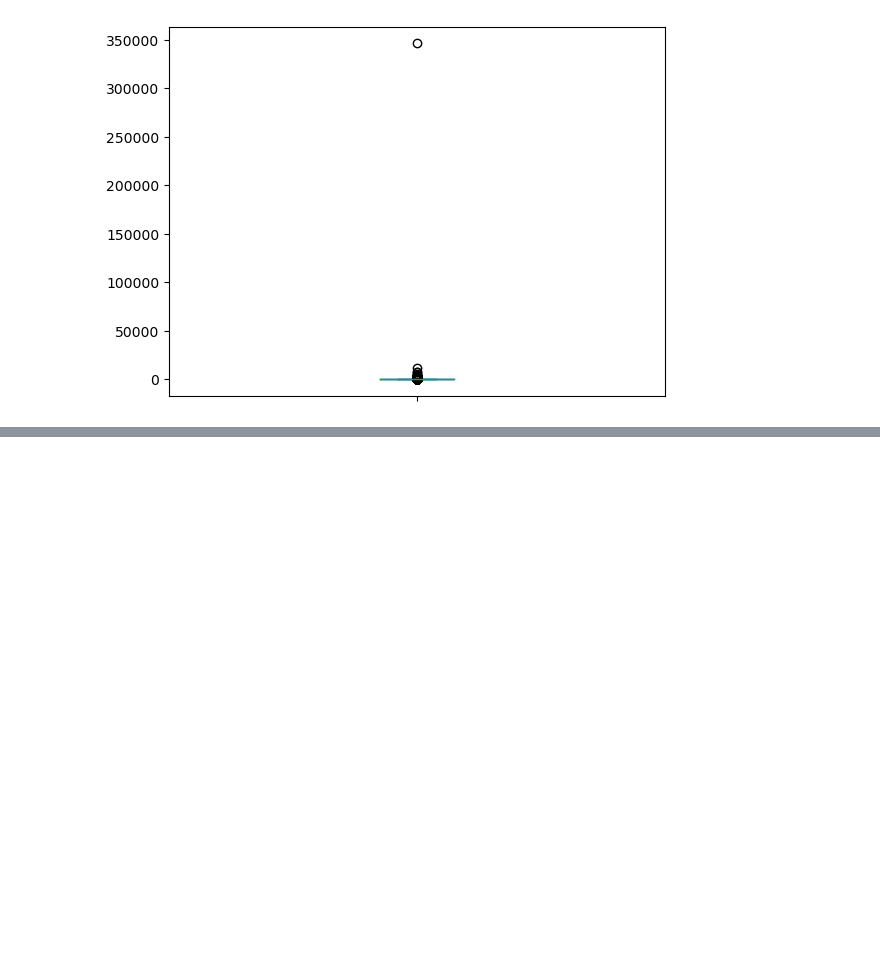
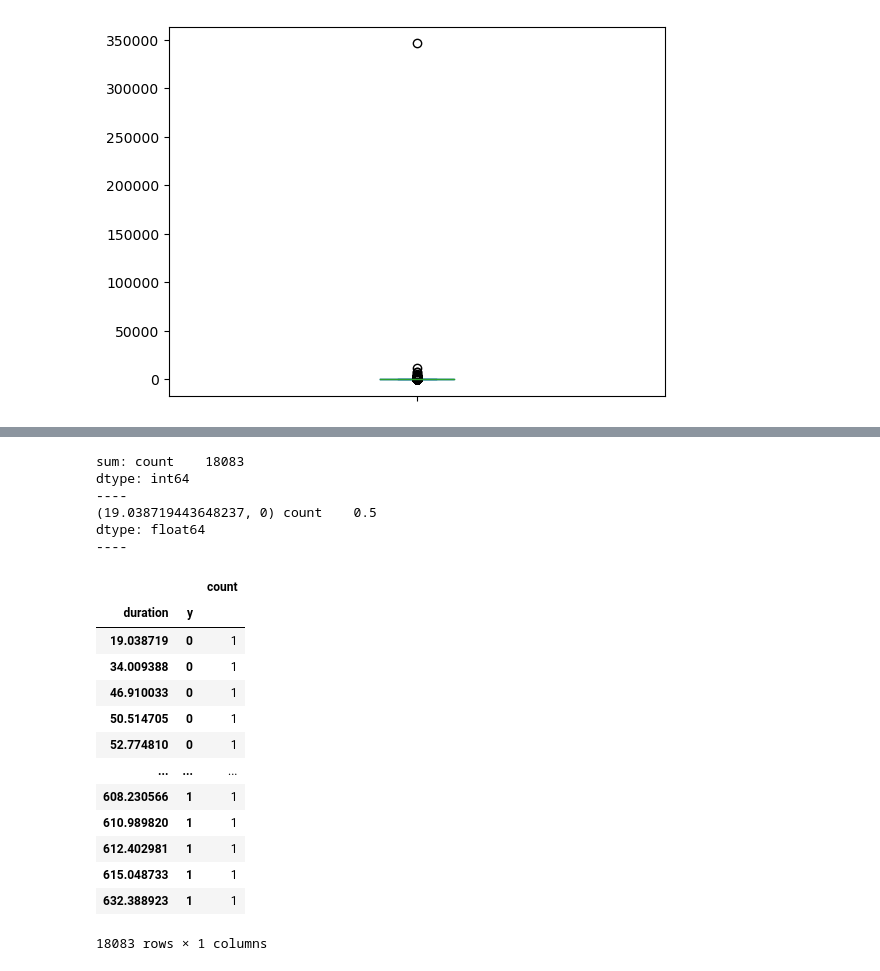
Before and after one commit to ahiru3test/aiai, a Jupyter notebook: notebook/sukkiri-ml-codes/ipynb/chap13b.ipynb, the cells around one changed output, grey strips where cells are left out. Cells and saved outputs as stored; diff of their text form; code cells hidden in the pictures; blank space fills up the shorter version.

```diff
--- a/notebook/sukkiri-ml-codes/ipynb/chap13b.ipynb
+++ b/notebook/sukkiri-ml-codes/ipynb/chap13b.ipynb
@@ -80,0 +128,35 @@ temp_x = not_nan_df.drop(str_col_name,axis=1)
+# %%
+#データの関連性の調査
+#試しにduration
+# print(not_nan_df.columns)
+name='duration'
+cnt =not_nan_df.groupby(name)['y'].value_counts()
+df_ = pd.DataFrame(cnt)
+print("sum:",df_.sum())
+print("----")
+print(df_.index[0],df_.iloc[1]/(df_.iloc[0]+df_.iloc[1]))
+print("----")
+df_
+
+# temp_x = not_nan_df.drop(str_col_name,axis=1) #教師データから文字の列をdrop
+# %% [output]
+sum: count    18083
+dtype: int64
+----
+(19.038719443648237, 0) count    0.5
+dtype: float64
+----
+|  |  | count |
+| duration | y |  |
+| 19.038719 | 0 | 1 |
+| 34.009388 | 0 | 1 |
+| 46.910033 | 0 | 1 |
+| 50.514705 | 0 | 1 |
+| 52.774810 | 0 | 1 |
+| ... | ... | ... |
+| 608.230566 | 1 | 1 |
+| 610.989820 | 1 | 1 |
+| 612.402981 | 1 | 1 |
+| 615.048733 | 1 | 1 |
+| 632.388923 | 1 | 1 |
+18083 rows × 1 columns
```
Also changed, not shown: parts of 15 cells of this notebook, 1 other file.
